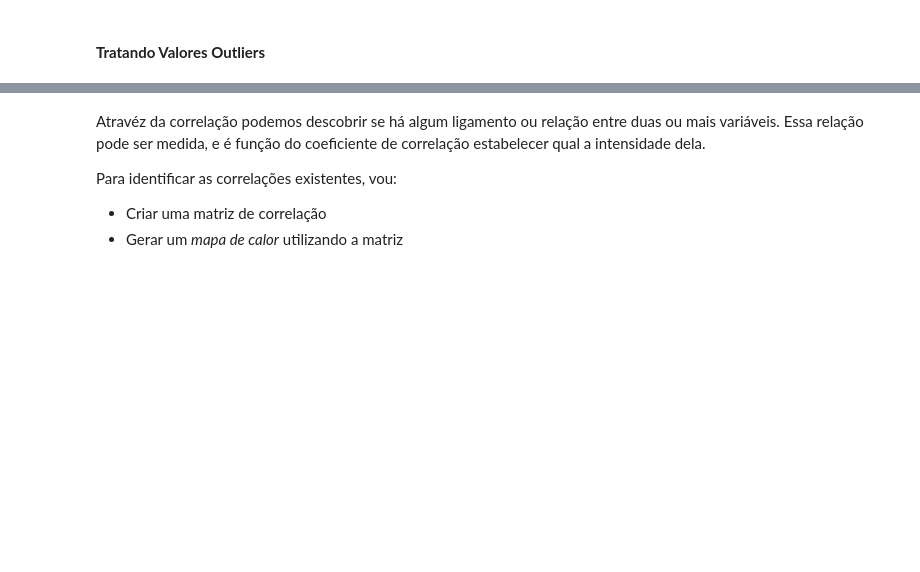
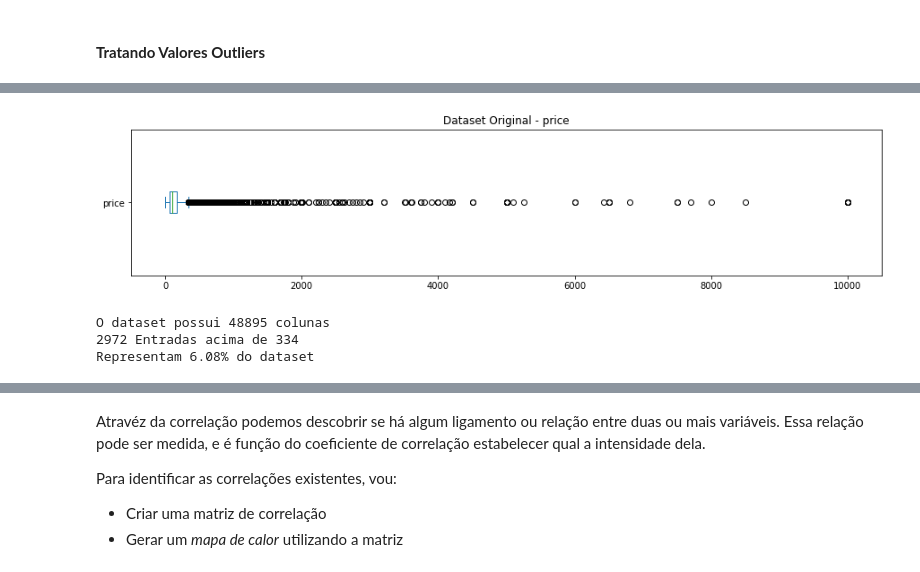
Before and after one commit to ferreiramar96/Analise-Dos-Dados-Airbnb-NYC, a Jupyter notebook: Análise_Dos_Dados_Airbnb_NYC.ipynb, the cells around one changed output, grey strips where cells are left out. Saved outputs shown, nothing was run; the diff lists cells and outputs as text; code cells hidden in the pictures; blank space fills up the shorter version.

```diff
--- a/Análise_Dos_Dados_Airbnb_NYC.ipynb
+++ b/Análise_Dos_Dados_Airbnb_NYC.ipynb
@@ -231,0 +291,14 @@ df_clean.drop(df_clean[df_clean.minimum_nights > 30].index, axis=0, inplace=True
+# %%
+# plotando novamente o boxplot original
+fig, ax = plt.subplots(figsize=(15,3))
+df['price'].plot(kind='box', vert=False);
+ax.set_title('Dataset Original - price')
+plt.show()
+print("O dataset possui {} colunas".format(df.shape[0]))
+print("{} Entradas acima de 334".format(len(df[df['price'] > 334])))
+print("Representam {:.2f}% do dataset".format((len(df[df['price'] > 334]) / df.shape[0])*100))
+# %% [output]
+[figure, added]
+O dataset possui 48895 colunas
+2972 Entradas acima de 334
+Representam 6.08% do dataset
```
Also changed, not shown: parts of 30 cells of this notebook.
